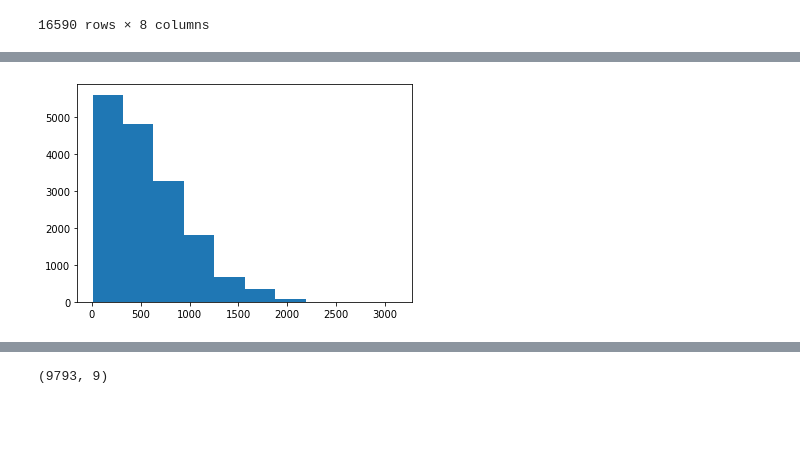
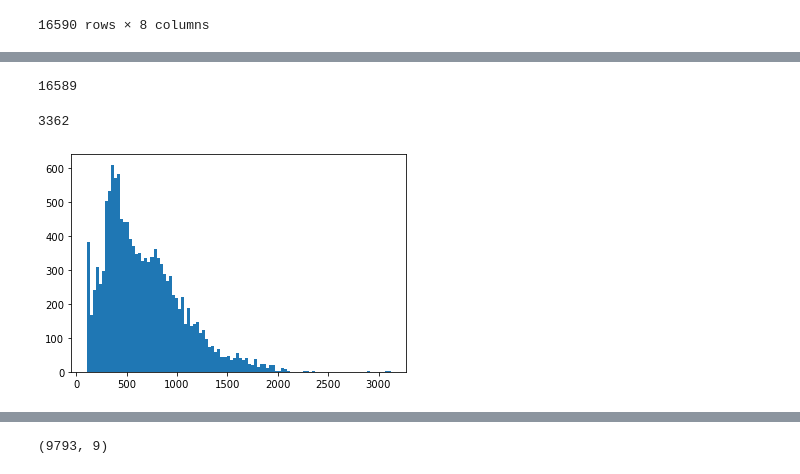
Before and after one commit to AshQTan/T5-GAN, a Jupyter notebook: Preprocessing.ipynb, the cells around one changed output, grey strips where cells are left out. Cells and saved outputs as stored; diff of their text form; code cells hidden in the pictures; blank space fills up the shorter version.

```diff
--- a/Preprocessing.ipynb
+++ b/Preprocessing.ipynb
@@ -98,5 +108,13 @@ data.head()
+# %%
+len(data['length'])
+# %% [output]
+16589
+# %%
+len(data[data['length']<100])
+# %% [output]
+3362
 # %%
-plt.hist(data.length)
+plt.hist(data[data['length']>100].length, bins = 100)
 plt.show()
 # %% [output]
-[figure, old version]
+[figure, new version]
```
Also changed, not shown: parts of 20 cells of this notebook, 2 other files.
